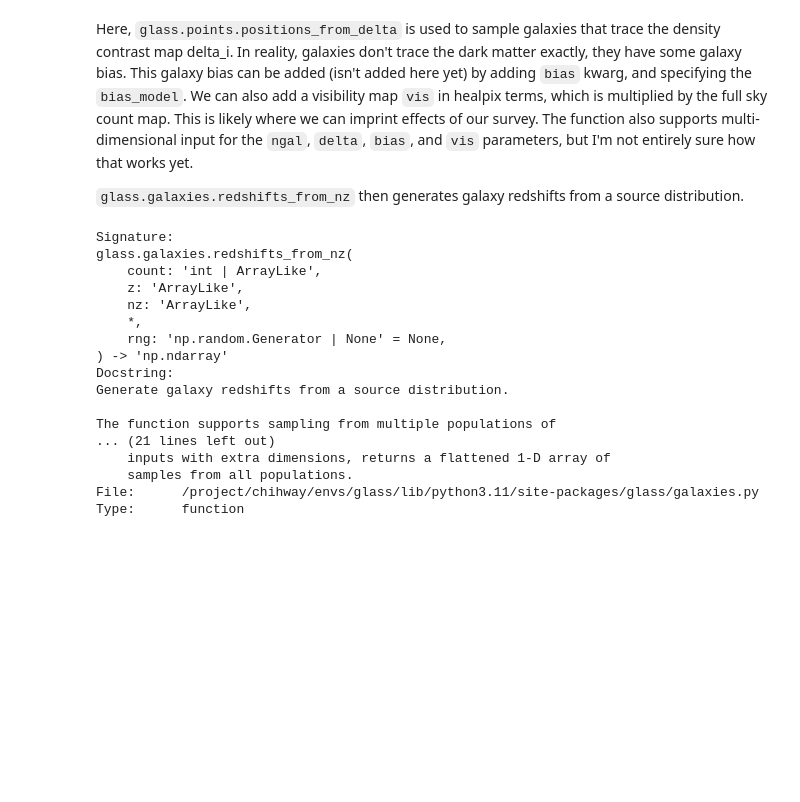
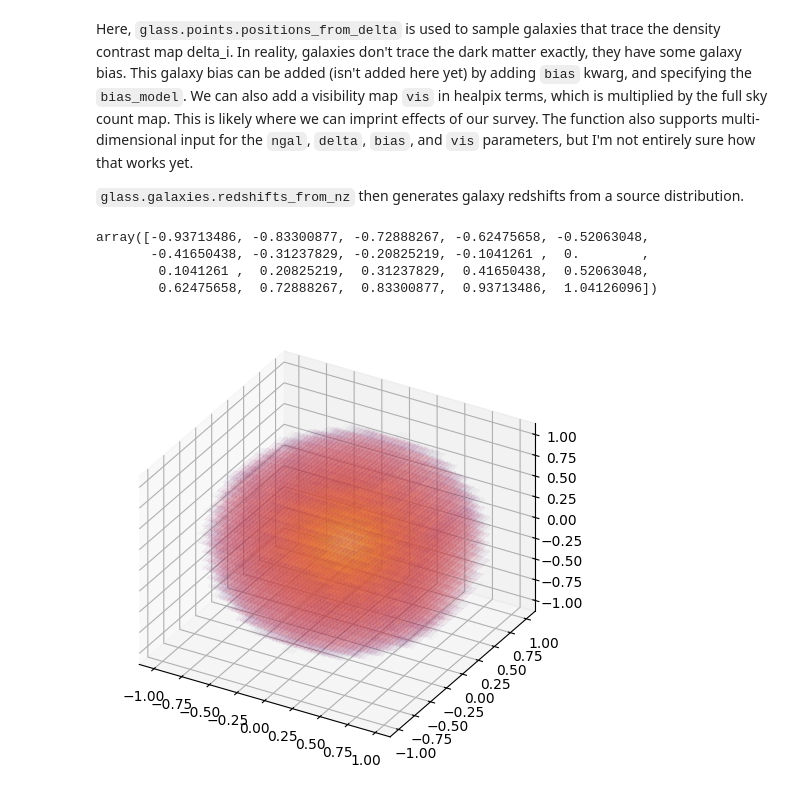
Before and after one commit to ShrihanSolo/glass_guide, a Jupyter notebook: examples/galaxy_distribution/galaxy_distribution.ipynb, the cells around one changed output. Drawn from its saved outputs; the diff is of its cells as text; code cells hidden in the pictures; blank space fills up the shorter version.

Commit message:
fully understand galaxy distribution

```diff
--- a/examples/galaxy_distribution/galaxy_distribution.ipynb
+++ b/examples/galaxy_distribution/galaxy_distribution.ipynb
@@ -167,7 +167,7 @@ Here, `glass.points.positions_from_delta` is used to sample galaxies that trace
 `glass.galaxies.redshifts_from_nz` then generates galaxy redshifts from a source distribution.
 # %%
 # simulate and add galaxies in each matter shell to cube
-for i, delta_i in enumerate(matter): # looping over each matter density shell difference
+for i, delta_i in enumerate(all_matter): # looping over each matter density shell difference
 
     # restrict galaxy distribution to this shell
     z_i, dndz_i = glass.shells.restrict(z, dndz, ws[i]) # dndz_i = dndz * ws[i].wa
@@ -178,33 +178,43 @@ for i, delta_i in enumerate(matter): # looping over each matter density shell di
     # simulate positions from matter density
     for gal_lon, gal_lat, gal_count in glass.points.positions_from_delta(ngal, delta_i):
 
-        # sample redshifts uniformly in shell
+        # sample redshifts uniformly in shell / assign redshifts to latitude and longitude of galaxies
+        # from known redshift distribution n(z), we take to be uniform here (except ramp ws[i].wa)
+        # This tells me that generated redshifts are uncorrelated with latitude/longitude within a shell
         gal_z = glass.galaxies.redshifts_from_nz(gal_count, ws[i].za, ws[i].wa)
 
-        # add counts to cube
+        # add counts to cube, first get 3d redshift
         z1 = gal_z*np.cos(np.deg2rad(gal_lon))*np.cos(np.deg2rad(gal_lat))
         z2 = gal_z*np.sin(np.deg2rad(gal_lon))*np.cos(np.deg2rad(gal_lat))
         z3 = gal_z*np.sin(np.deg2rad(gal_lat))
+
+        # sort redshifts into bins in 3d, and find out how many galaxies fall in each 3d bin
         (i, j, k), c = np.unique(np.searchsorted(zcub[1:], [z1, z2, z3]), axis=1, return_counts=True)
         cube[i, j, k] += c
-# %%
-#glass.points.positions_from_delta?
-glass.galaxies.redshifts_from_nz?
-# %% [output]
-Signature:
-glass.galaxies.redshifts_from_nz(
-    count: 'int | ArrayLike',
-    z: 'ArrayLike',
-    nz: 'ArrayLike',
-    *,
-    rng: 'np.random.Generator | None' = None,
-) -> 'np.ndarray'
-Docstring:
-Generate galaxy redshifts from a source distribution.
-
-The function supports sampling from multiple populations of
-... (21 lines left out)
-    inputs with extra dimensions, returns a flattened 1-D array of
-    samples from all populations.
-File:      /project/chihway/envs/glass/lib/python3.11/site-packages/glass/galaxies.py
-Type:      function
+# %%
+# zcub[:-1]  + zcub[1:]
+zcub[1:]
+# %% [output]
+array([-0.93713486, -0.83300877, -0.72888267, -0.62475658, -0.52063048,
+       -0.41650438, -0.31237829, -0.20825219, -0.1041261 ,  0.        ,
+        0.1041261 ,  0.20825219,  0.31237829,  0.41650438,  0.52063048,
+        0.62475658,  0.72888267,  0.83300877,  0.93713486,  1.04126096])
+# %%
+# positions of grid cells of the cube
+z = (zcub[:-1] + zcub[1:])/2
+z1, z2, z3 = np.meshgrid(z, z, z)
+
+# plot the galaxy distribution in pseudo-3D
+fig = plt.figure()
+ax = fig.add_subplot(111, projection='3d', proj_type='ortho')
+norm = LogNorm(vmin=np.min(cube[cube > 0]), vmax=np.max(cube), clip=True)
+for i in range(len(zcub)-1):
+    v = norm(cube[..., i])
+    c = plt.cm.inferno(v)
+    c[..., -1] = 0.2*v
+    ax.plot_surface(z1[..., i], z2[..., i], z3[..., i], rstride=1, cstride=1,
+                    facecolors=c, linewidth=0, shade=False, antialiased=False)
+fig.tight_layout()
+plt.show()
+# %% [output]
+[figure, added]
```
